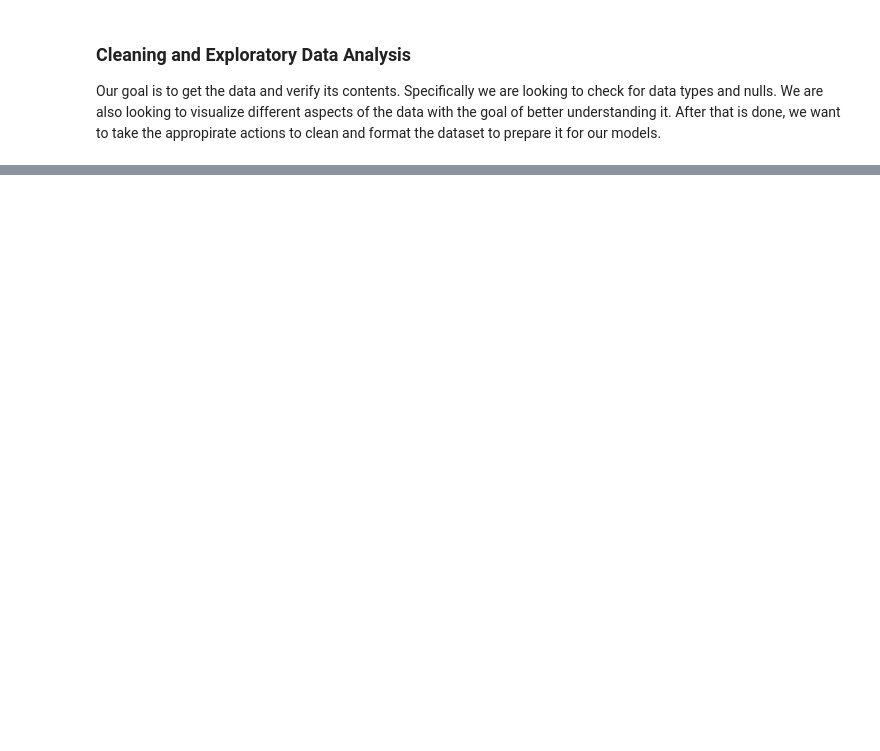
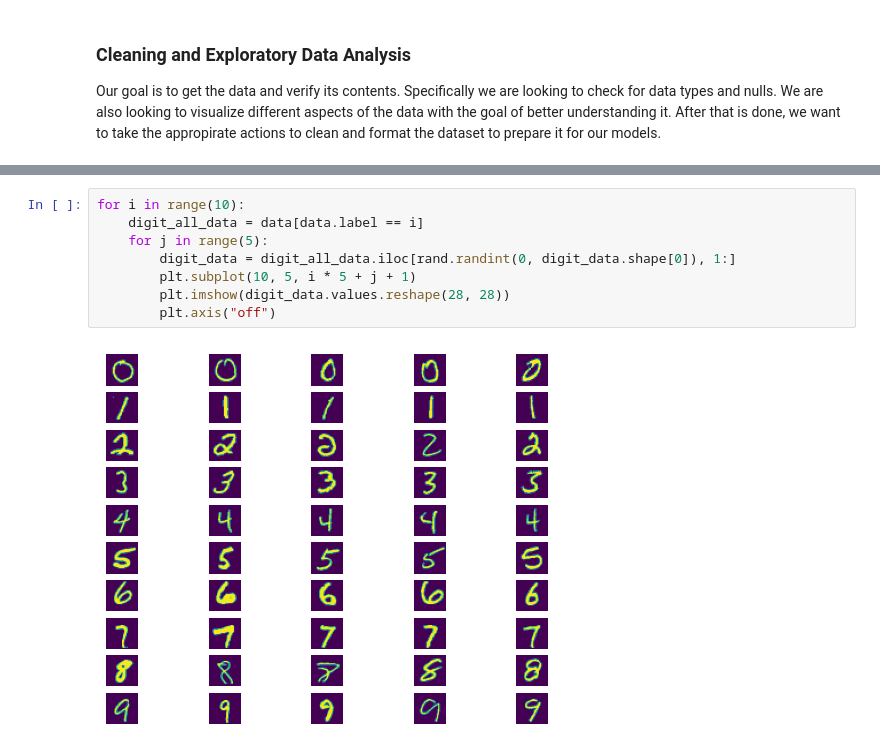
Before and after one commit to Tqkoyaki/DeepDigits, a Jupyter notebook: Final.ipynb, the cells around one changed output, grey strips where cells are left out. Saved outputs shown, nothing was run; the diff lists cells and outputs as text; blank space fills up the shorter version.

```diff
--- a/Final.ipynb
+++ b/Final.ipynb
@@ -119,0 +77,10 @@ plot = sns.barplot(x=list(train.label.value_counts().index), y=list(train.label.
+# %%
+for i in range(10):
+    digit_all_data = data[data.label == i]
+    for j in range(5):
+        digit_data = digit_all_data.iloc[rand.randint(0, digit_data.shape[0]), 1:]
+        plt.subplot(10, 5, i * 5 + j + 1)
+        plt.imshow(digit_data.values.reshape(28, 28))
+        plt.axis("off")
+# %% [output]
+[figure, added]
```
Also changed, not shown: parts of 44 cells of this notebook.
